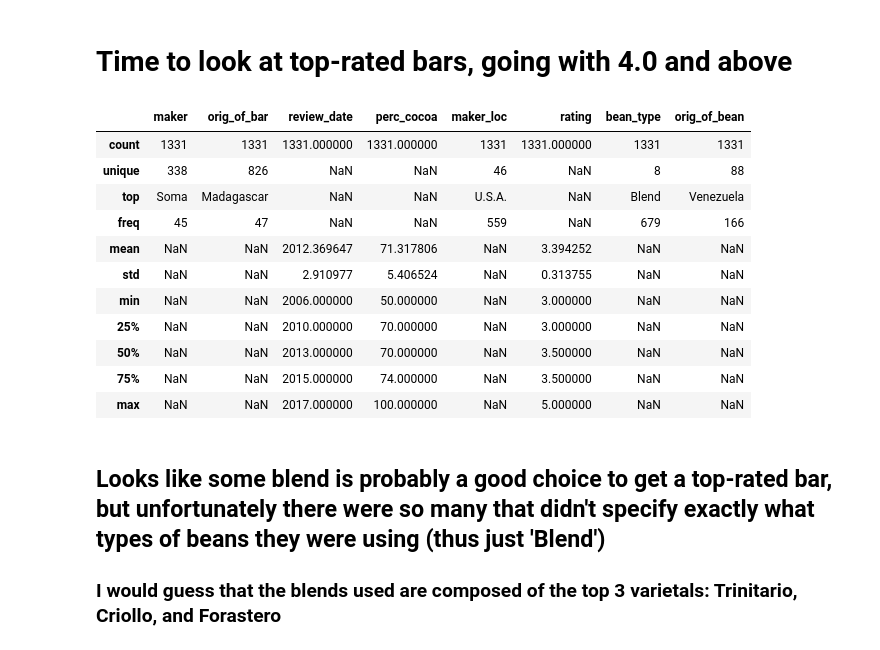
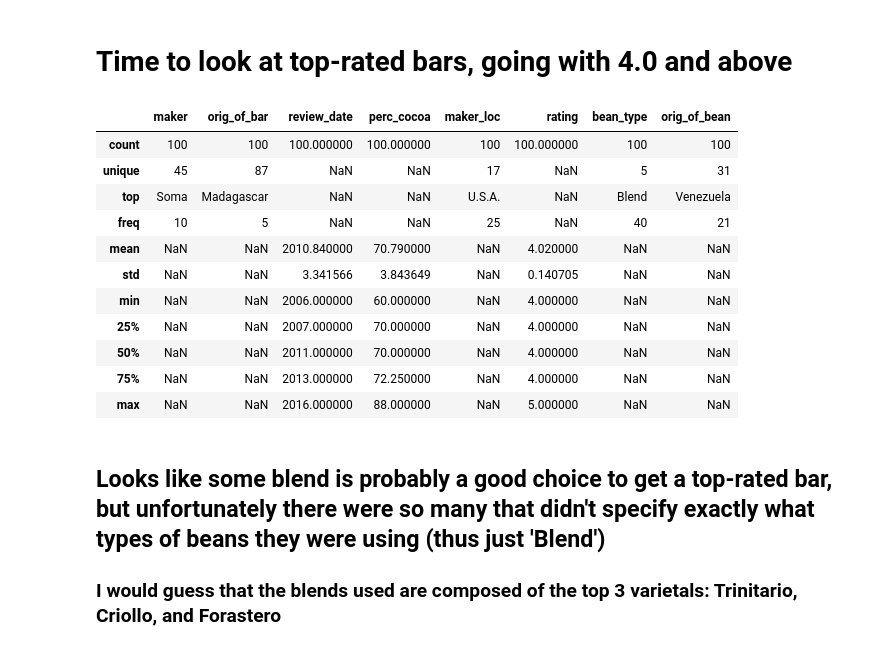
Before and after one commit to A-Bauman/Thinkful, a Jupyter notebook: Cacao.ipynb, the cells around one changed output. Cells and saved outputs as stored; diff of their text form; code cells hidden in the pictures.

```diff
--- a/Cacao.ipynb
+++ b/Cacao.ipynb
@@ -201,20 +201,20 @@ choc["perc_cocoa"] = choc["perc_cocoa"].str.replace(r"\.5\b", "").astype("int64"
 # %% [markdown]
 # Time to look at top-rated bars, going with 4.0 and above
 # %%
-choc.loc[choc.rating >= 3.0].describe(include='all')
+choc.loc[choc.rating >= 4.0].describe(include='all')
 # %% [output]
 |  | maker | orig_of_bar | review_date | perc_cocoa | maker_loc | rating | bean_type | orig_of_bean |
-| count | 1331 | 1331 | 1331.000000 | 1331.000000 | 1331 | 1331.000000 | 1331 | 1331 |
-| unique | 338 | 826 | NaN | NaN | 46 | NaN | 8 | 88 |
+| count | 100 | 100 | 100.000000 | 100.000000 | 100 | 100.000000 | 100 | 100 |
+| unique | 45 | 87 | NaN | NaN | 17 | NaN | 5 | 31 |
 | top | Soma | Madagascar | NaN | NaN | U.S.A. | NaN | Blend | Venezuela |
-| freq | 45 | 47 | NaN | NaN | 559 | NaN | 679 | 166 |
-| mean | NaN | NaN | 2012.369647 | 71.317806 | NaN | 3.394252 | NaN | NaN |
-| std | NaN | NaN | 2.910977 | 5.406524 | NaN | 0.313755 | NaN | NaN |
-| min | NaN | NaN | 2006.000000 | 50.000000 | NaN | 3.000000 | NaN | NaN |
-| 25% | NaN | NaN | 2010.000000 | 70.000000 | NaN | 3.000000 | NaN | NaN |
-| 50% | NaN | NaN | 2013.000000 | 70.000000 | NaN | 3.500000 | NaN | NaN |
-| 75% | NaN | NaN | 2015.000000 | 74.000000 | NaN | 3.500000 | NaN | NaN |
-| max | NaN | NaN | 2017.000000 | 100.000000 | NaN | 5.000000 | NaN | NaN |
+| freq | 10 | 5 | NaN | NaN | 25 | NaN | 40 | 21 |
+| mean | NaN | NaN | 2010.840000 | 70.790000 | NaN | 4.020000 | NaN | NaN |
+| std | NaN | NaN | 3.341566 | 3.843649 | NaN | 0.140705 | NaN | NaN |
+| min | NaN | NaN | 2006.000000 | 60.000000 | NaN | 4.000000 | NaN | NaN |
+| 25% | NaN | NaN | 2007.000000 | 70.000000 | NaN | 4.000000 | NaN | NaN |
+| 50% | NaN | NaN | 2011.000000 | 70.000000 | NaN | 4.000000 | NaN | NaN |
+| 75% | NaN | NaN | 2013.000000 | 72.250000 | NaN | 4.000000 | NaN | NaN |
+| max | NaN | NaN | 2016.000000 | 88.000000 | NaN | 5.000000 | NaN | NaN |
 # %% [markdown]
 ## Looks like some blend is probably a good choice to get a top-rated bar, but unfortunately there were so many that didn't specify exactly what types of beans they were using (thus just 'Blend')
 ### I would guess that the blends used are composed of the top 3 varietals: Trinitario, Criollo, and Forastero
```
Also changed, not shown: parts of 6 cells of this notebook.
